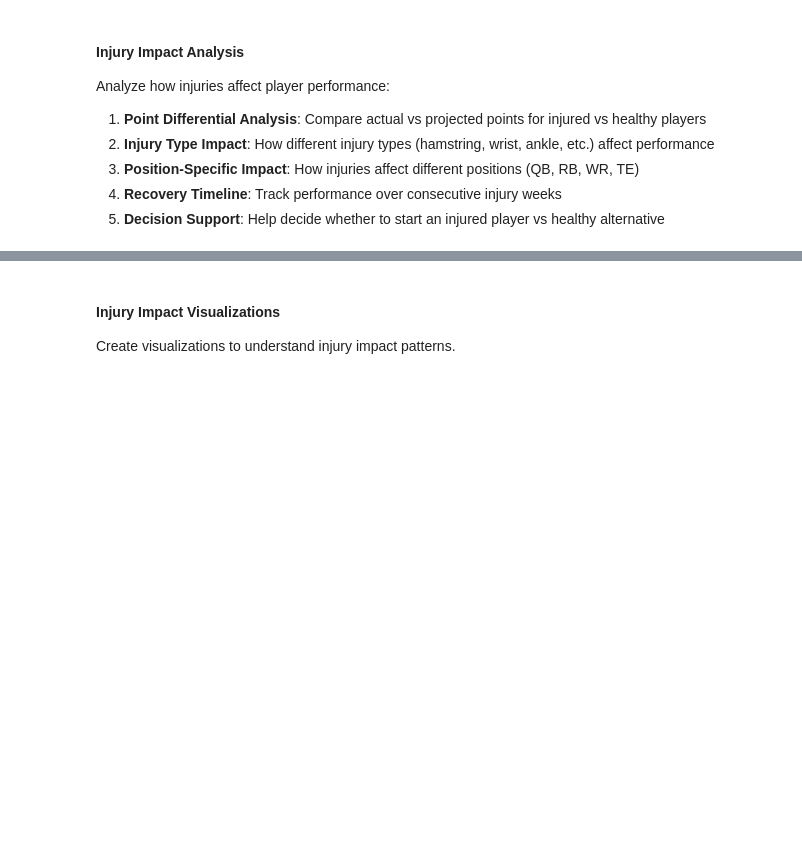
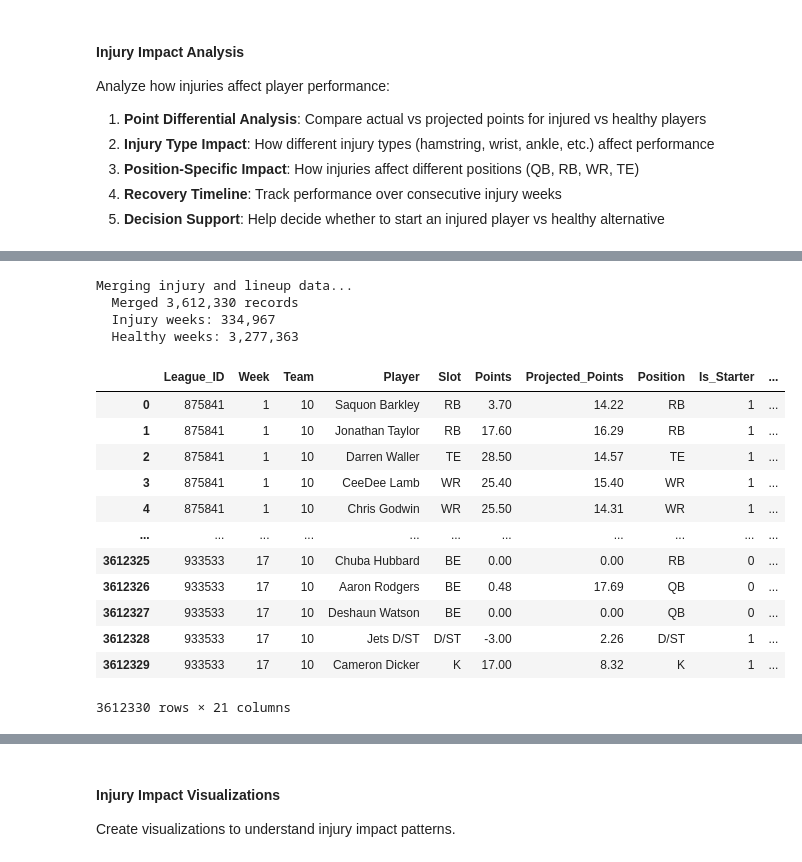
Before and after one commit to tmorgan251/fantasy_football, a Jupyter notebook: Fantasy_Football_Analysis.ipynb, the cells around one changed output, grey strips where cells are left out. Drawn from its saved outputs; the diff is of its cells as text; code cells hidden in the pictures; blank space fills up the shorter version.

```diff
--- a/Fantasy_Football_Analysis.ipynb
+++ b/Fantasy_Football_Analysis.ipynb
@@ -401,0 +409,21 @@ Analyzing injury impact...
+# %%
+# Step 3: Merge data
+injury_analyzer.merge_injury_lineup_data()
+# %% [output]
+Merging injury and lineup data...
+  Merged 3,612,330 records
+  Injury weeks: 334,967
+  Healthy weeks: 3,277,363
+|  | League_ID | Week | Team | Player | Slot | Points | Projected_Points | Position | Is_Starter | ... |
+| 0 | 875841 | 1 | 10 | Saquon Barkley | RB | 3.70 | 14.22 | RB | 1 | ... |
+| 1 | 875841 | 1 | 10 | Jonathan Taylor | RB | 17.60 | 16.29 | RB | 1 | ... |
+| 2 | 875841 | 1 | 10 | Darren Waller | TE | 28.50 | 14.57 | TE | 1 | ... |
+| 3 | 875841 | 1 | 10 | CeeDee Lamb | WR | 25.40 | 15.40 | WR | 1 | ... |
+| 4 | 875841 | 1 | 10 | Chris Godwin | WR | 25.50 | 14.31 | WR | 1 | ... |
+| ... | ... | ... | ... | ... | ... | ... | ... | ... | ... | ... |
+| 3612325 | 933533 | 17 | 10 | Chuba Hubbard | BE | 0.00 | 0.00 | RB | 0 | ... |
+| 3612326 | 933533 | 17 | 10 | Aaron Rodgers | BE | 0.48 | 17.69 | QB | 0 | ... |
+| 3612327 | 933533 | 17 | 10 | Deshaun Watson | BE | 0.00 | 0.00 | QB | 0 | ... |
+| 3612328 | 933533 | 17 | 10 | Jets D/ST | D/ST | -3.00 | 2.26 | D/ST | 1 | ... |
+| 3612329 | 933533 | 17 | 10 | Cameron Dicker | K | 17.00 | 8.32 | K | 1 | ... |
+3612330 rows × 21 columns
```
Also changed, not shown: parts of 24 cells of this notebook, 8 other files.
